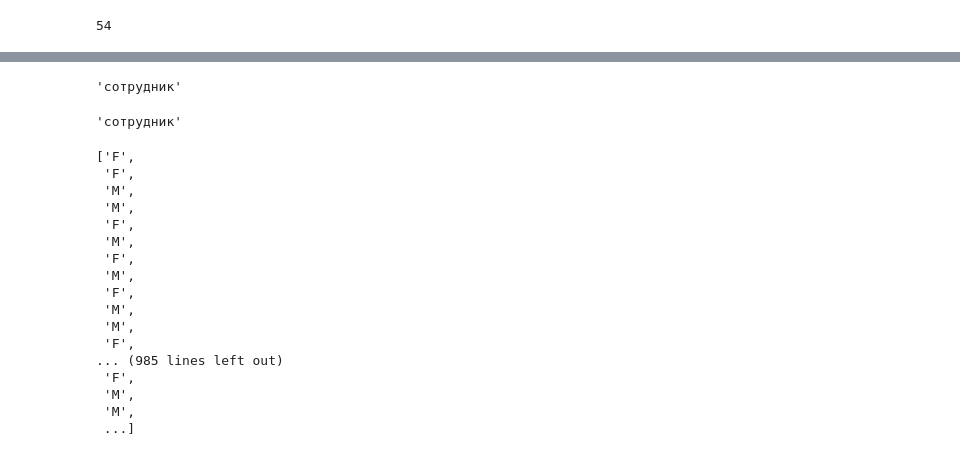
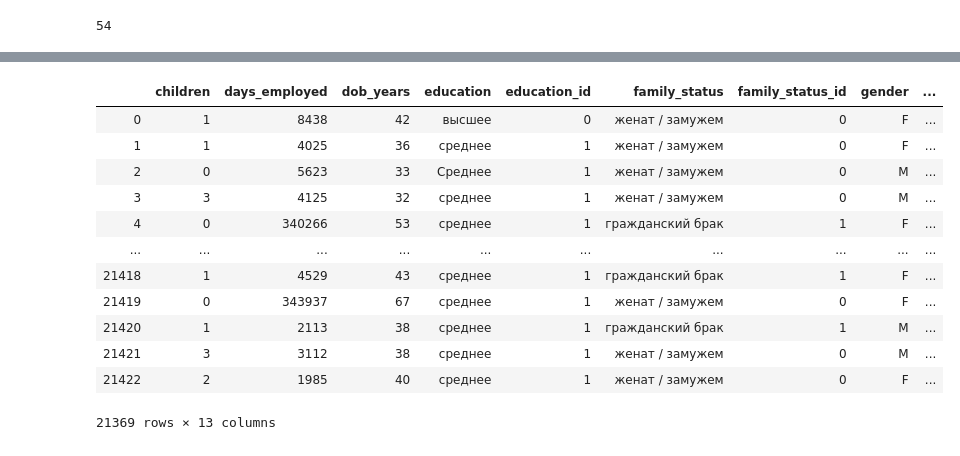
Before and after one commit to ViacheslavPogorelyy/YaP, a Jupyter notebook: part_number_one/project_1.ipynb, the cells around one changed output, grey strips where cells are left out. Saved outputs shown, nothing was run; the diff lists cells and outputs as text; code cells hidden in the pictures.

```diff
--- a/part_number_one/project_1.ipynb
+++ b/part_number_one/project_1.ipynb
@@ -408,4 +408,4 @@ df.duplicated().sum()
 # %% [output]
 54
 # %%
-df1 = df.drop_duplicates(keep='first')
+df = df.drop_duplicates(keep='first')
@@ -436,28 +449,16 @@ print (df1)
 # %%
-df['income_type'][3434]
+df
 # %% [output]
+|  | children | days_employed | dob_years | education | education_id | family_status | family_status_id | gender | ... |
+| 0 | 1 | 8438 | 42 | высшее | 0 | женат / замужем | 0 | F | ... |
+| 1 | 1 | 4025 | 36 | среднее | 1 | женат / замужем | 0 | F | ... |
+| 2 | 0 | 5623 | 33 | Среднее | 1 | женат / замужем | 0 | M | ... |
+| 3 | 3 | 4125 | 32 | среднее | 1 | женат / замужем | 0 | M | ... |
+| 4 | 0 | 340266 | 53 | среднее | 1 | гражданский брак | 1 | F | ... |
+| ... | ... | ... | ... | ... | ... | ... | ... | ... | ... |
+| 21418 | 1 | 4529 | 43 | среднее | 1 | гражданский брак | 1 | F | ... |
+| 21419 | 0 | 343937 | 67 | среднее | 1 | женат / замужем | 0 | F | ... |
+| 21420 | 1 | 2113 | 38 | среднее | 1 | гражданский брак | 1 | M | ... |
+| 21421 | 3 | 3112 | 38 | среднее | 1 | женат / замужем | 0 | M | ... |
+| 21422 | 2 | 1985 | 40 | среднее | 1 | женат / замужем | 0 | F | ... |
-'сотрудник'
+21369 rows × 13 columns
-# %%
-df['income_type'][3434]
-# %% [output]
-'сотрудник'
-# %%
-df['gender'].values.tolist()
-# %% [output]
-['F',
- 'F',
- 'M',
- 'M',
- 'F',
- 'M',
- 'F',
- 'M',
- 'F',
- 'M',
- 'M',
- 'F',
-... (985 lines left out)
- 'F',
- 'M',
- 'M',
- ...]
```
Also changed, not shown: parts of 23 cells of this notebook.
